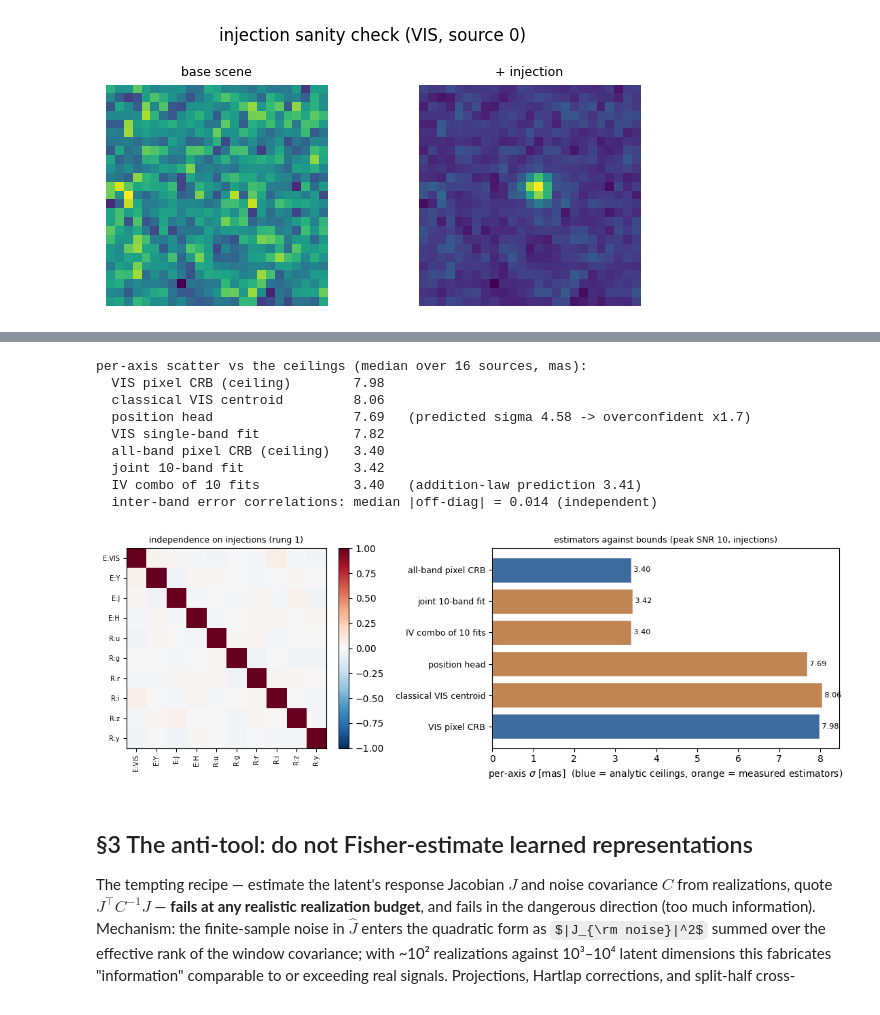
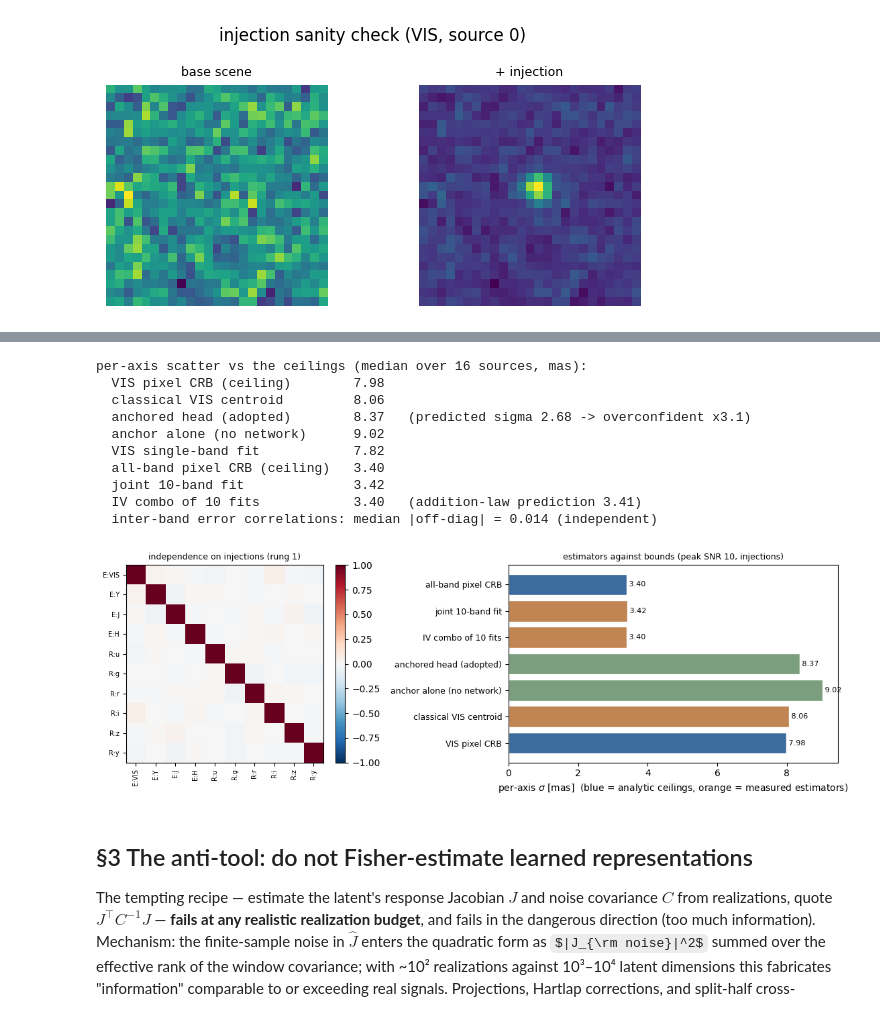
Before and after one commit to xoubish/JAISP, a Jupyter notebook: io/25_fisher_information_astrometry.ipynb, the cells around one changed output, grey strips where cells are left out. Saved outputs shown, nothing was run; the diff lists cells and outputs as text; code cells hidden in the pictures; some formulas as TeX source.

```diff
--- a/io/25_fisher_information_astrometry.ipynb
+++ b/io/25_fisher_information_astrometry.ipynb
@@ -314,19 +326,23 @@ def run_estimators(noise_seed):
         img_t[band] = torch.from_numpy(img[None, None]).to(DEVICE)
     enc = fe.encoder(img_t, rms_t)
     vis_stem = fe.vis_stem(img_t['euclid_VIS'], rms_t['euclid_VIS'])
-    h = head(enc['bottleneck'], vis_stem, pos_vis_t, pix2sky_t, enc['fused_hw'], vis_hw)
+    h = head(enc['bottleneck'], vis_stem, pos_vis_t, pix2sky_t, enc['fused_hw'], vis_hw,
+             vis_img=img_t['euclid_VIS'])
+    win = extract_local_windows(img_t['euclid_VIS'], pos_vis_t, head.ANCHOR_WIN)[:, 0]
+    anc, _ = soft_centroid(win)
     pred_px = np.einsum('nij,nj->ni', pix2sky_inv, h['pred_offset_arcsec'].cpu().numpy())
     cxy, _, _ = refine_centroids_psf_fit(imgs['euclid_VIS'], pts.copy(), radius=3, fwhm_guess=2.5)
-    return pts + pred_px, np.exp(h['log_sigma'].cpu().numpy()), np.asarray(cxy, np.float32)
+    return (pts + pred_px, np.exp(h['log_sigma'].cpu().numpy()),
+            np.asarray(cxy, np.float32), pts + anc.cpu().numpy())
 
-HEADXY, SIGP, CLSXY = [], [], []
+HEADXY, SIGP, CLSXY, ANCHXY = [], [], [], []
 t0 = time.time()
 for i in range(CFG['n_center']):
-    hxy, sp, cxy = run_estimators(CFG['seed']+i)
-    HEADXY.append(hxy); SIGP.append(sp); CLSXY.append(cxy)
+    hxy, sp, cxy, axy = run_estimators(CFG['seed']+i)
+    HEADXY.append(hxy); SIGP.append(sp); CLSXY.append(cxy); ANCHXY.append(axy)
     if (i+1) % 32 == 0:
         print(f'  encode {i+1}/{CFG["n_center"]}  ({(time.time()-t0)/60:.1f} min)', flush=True)
-HEADXY, SIGP, CLSXY = np.stack(HEADXY), np.stack(SIGP), np.stack(CLSXY)
+HEADXY, SIGP, CLSXY, ANCHXY = np.stack(HEADXY), np.stack(SIGP), np.stack(CLSXY), np.stack(ANCHXY)
 
 k0 = 0
 sl = np.s_[int(pts[k0, 1])-12:int(pts[k0, 1])+13, int(pts[k0, 0])-12:int(pts[k0, 0])+13]
@@ -415,6 +431,7 @@ for i in range(CFG['n_center']):
 # the estimator table, independence matrix, and addition law
 sig_cls = np.sqrt(np.nanvar(CLSXY, axis=0).mean(-1))*VIS_MAS
 sig_head = np.sqrt(HEADXY.var(axis=0).mean(-1))*VIS_MAS
+sig_anch = np.sqrt(ANCHXY.var(axis=0).mean(-1))*VIS_MAS
 sig_joint = np.sqrt(np.nanvar(xy_joint, axis=0).mean(-1))*VIS_MAS
 sig_band = np.sqrt(np.nanvar(xy_band, axis=0).mean(-1))*VIS_MAS
 w_ = 1.0/np.nanvar(xy_band, axis=0).mean(-1)
@@ -426,7 +443,8 @@ vis_bi = ALL_BANDS.index('euclid_VIS')
 print(f'per-axis scatter vs the ceilings (median over {len(pts)} sources, mas):')
 print(f'  VIS pixel CRB (ceiling)      {np.median(1/np.sqrt(F_pix_vis)):6.2f}')
 print(f'  classical VIS centroid       {np.nanmedian(sig_cls):6.2f}')
-print(f'  position head                {np.median(sig_head):6.2f}   (predicted sigma {np.median(SIGP)*1000:.2f} -> overconfident x{np.median(sig_head)/(np.median(SIGP)*1000):.1f})')
+print(f'  anchored head (adopted)      {np.median(sig_head):6.2f}   (predicted sigma {np.median(SIGP)*1000:.2f} -> overconfident x{np.median(sig_head)/(np.median(SIGP)*1000):.1f})')
+print(f'  anchor alone (no network)    {np.median(sig_anch):6.2f}')
 print(f'  VIS single-band fit          {np.nanmedian(sig_band[vis_bi]):6.2f}')
 print(f'  all-band pixel CRB (ceiling) {np.median(1/np.sqrt(F_pix_all)):6.2f}')
 print(f'  joint 10-band fit            {np.nanmedian(sig_joint):6.2f}')
@@ -442,38 +460,40 @@ for k in range(len(pts)):
 C_med = np.nanmedian(np.stack(C_acc), axis=0)
 off = C_med[~np.eye(len(ALL_BANDS), dtype=bool)]
 print(f'  inter-band error correlations: median |off-diag| = {np.median(np.abs(off)):.3f} (independent)')
 
 fig, axes = plt.subplots(1, 2, figsize=(11.5, 3.9), gridspec_kw={'width_ratios': [1, 1.4]})
 im = axes[0].imshow(C_med, vmin=-1, vmax=1, cmap='RdBu_r')
 short = [b.replace('euclid_', 'E:').replace('rubin_', 'R:') for b in ALL_BANDS]
 axes[0].set_xticks(range(len(short))); axes[0].set_xticklabels(short, rotation=90, fontsize=7)
 axes[0].set_yticks(range(len(short))); axes[0].set_yticklabels(short, fontsize=7)
 axes[0].set_title('independence on injections (rung 1)', fontsize=9)
 plt.colorbar(im, ax=axes[0], fraction=0.046)
 names = ['all-band pixel CRB', 'joint 10-band fit', 'IV combo of 10 fits',
-         'position head', 'classical VIS centroid', 'VIS pixel CRB']
+         'anchored head (adopted)', 'anchor alone (no network)',
+         'classical VIS centroid', 'VIS pixel CRB']
 vals = [np.median(1/np.sqrt(F_pix_all)), np.nanmedian(sig_joint), np.nanmedian(sig_combo),
-        np.median(sig_head), np.nanmedian(sig_cls), np.median(1/np.sqrt(F_pix_vis))]
-cols = ['#3d6b9e', '#c08552', '#c08552', '#c08552', '#c08552', '#3d6b9e']
+        np.median(sig_head), np.median(sig_anch), np.nanmedian(sig_cls), np.median(1/np.sqrt(F_pix_vis))]
+cols = ['#3d6b9e', '#c08552', '#c08552', '#7a9e7e', '#7a9e7e', '#c08552', '#3d6b9e']
 yp = np.arange(len(names))[::-1]
 for yi, n_, v, c in zip(yp, names, vals, cols):
     axes[1].barh(yi, v, color=c, edgecolor='white')
     axes[1].text(v, yi, f' {v:.2f}', va='center', fontsize=8)
 axes[1].set_yticks(yp); axes[1].set_yticklabels(names, fontsize=9)
 axes[1].set_xlabel(r'per-axis $\sigma$ [mas]  (blue = analytic ceilings, orange = measured estimators)')
 axes[1].set_title('estimators against bounds (peak SNR 10, injections)', fontsize=9)
 plt.tight_layout(); plt.savefig(OUT/'fisher_estimators_vs_bounds.png', dpi=150); plt.show()
 # %% [output]
 per-axis scatter vs the ceilings (median over 16 sources, mas):
   VIS pixel CRB (ceiling)        7.98
   classical VIS centroid         8.06
-  position head                  7.69   (predicted sigma 4.58 -> overconfident x1.7)
+  anchored head (adopted)        8.37   (predicted sigma 2.68 -> overconfident x3.1)
+  anchor alone (no network)      9.02
   VIS single-band fit            7.82
   all-band pixel CRB (ceiling)   3.40
   joint 10-band fit              3.42
   IV combo of 10 fits            3.40   (addition-law prediction 3.41)
   inter-band error correlations: median |off-diag| = 0.014 (independent)
-[figure, old version]
+[figure, new version]
 # %% [markdown]
 ## §3 The anti-tool: do not Fisher-estimate learned representations
 
```
Also changed, not shown: parts of 15 cells of this notebook, 39 other files.
